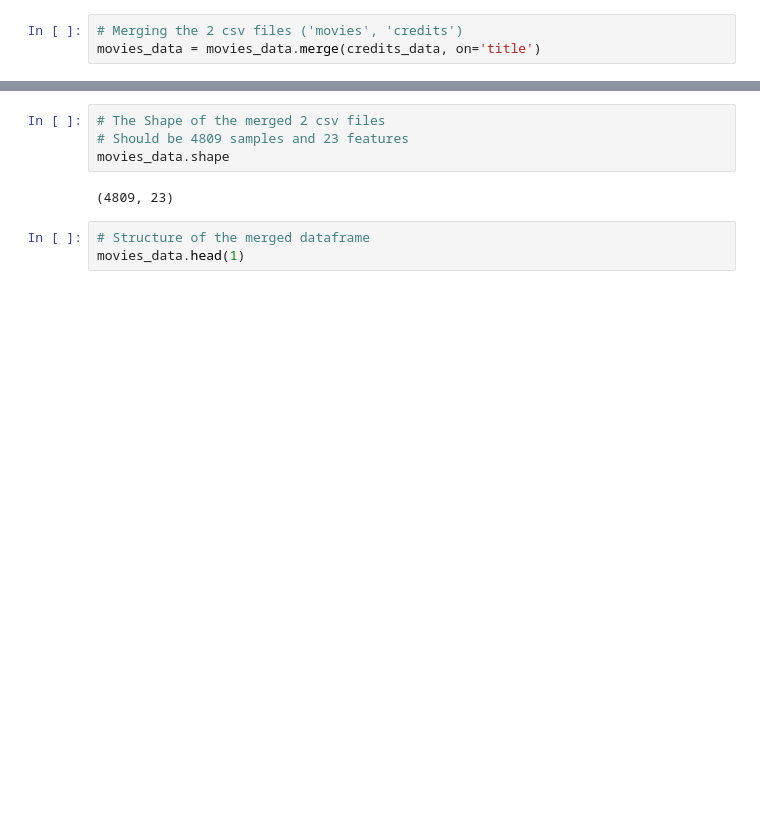
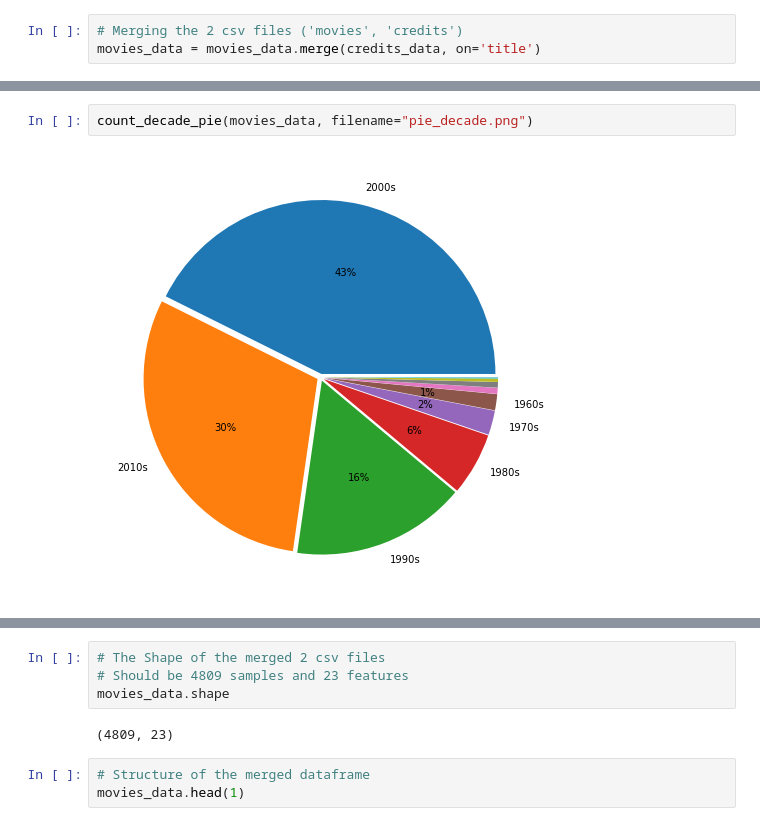
Before and after one commit to KAN-Team/Movies-AI-Recommender-System, a Jupyter notebook: Movies-AI-Content-Based-Recommender.ipynb, the cells around one changed output, grey strips where cells are left out. Cells and saved outputs as stored; diff of their text form; blank space fills up the shorter version.

Commit message:
altering the ipynb file
Adding Different Data Visualizations on numeric features.

End of ipynb Modifications

```diff
--- a/Movies-AI-Content-Based-Recommender.ipynb
+++ b/Movies-AI-Content-Based-Recommender.ipynb
@@ -27,0 +145,4 @@ movies_data = movies_data.merge(credits_data, on='title')
+# %%
+count_decade_pie(movies_data, filename="pie_decade.png")
+# %% [output]
+[figure, added]
```
Also changed, not shown: parts of 25 cells of this notebook.
